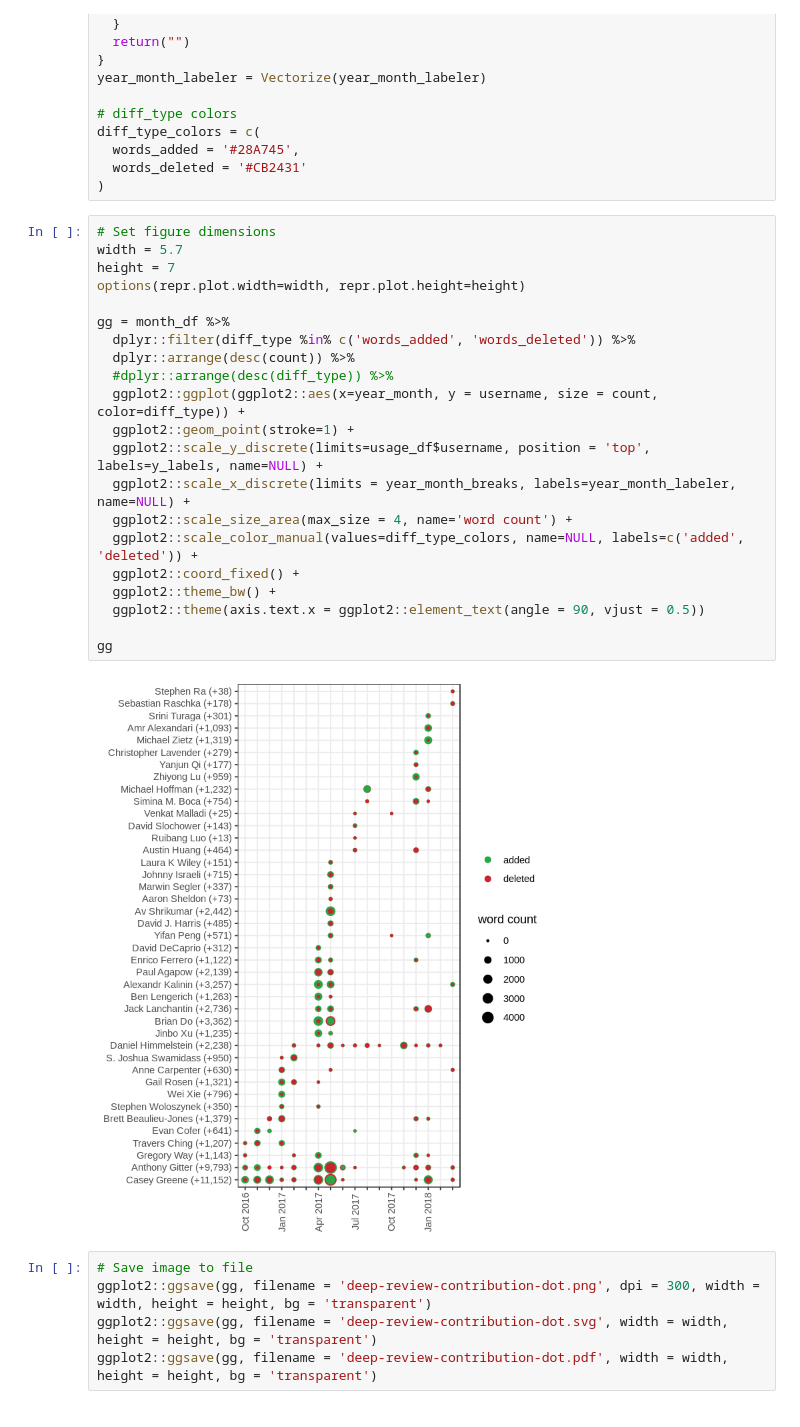
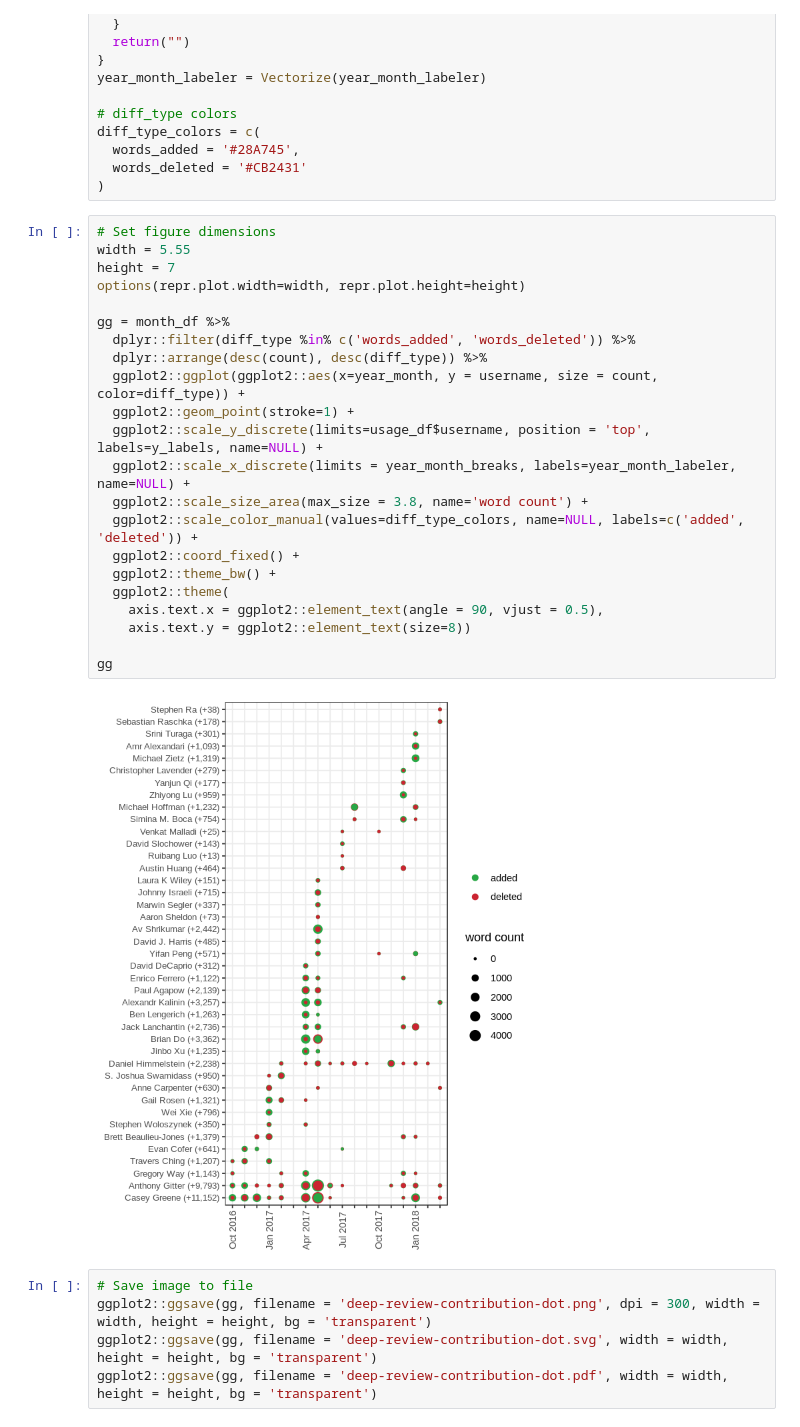
Before and after one commit to greenelab/meta-review, a Jupyter notebook: analyses/deep-review-contrib/02.contrib-viz.ipynb, the cells around one changed output. Cells and saved outputs as stored; diff of their text form.

```diff
--- a/analyses/deep-review-contrib/02.contrib-viz.ipynb
+++ b/analyses/deep-review-contrib/02.contrib-viz.ipynb
@@ -304,27 +304,28 @@ diff_type_colors = c(
 )
 # %%
 # Set figure dimensions
-width = 5.7
+width = 5.55
 height = 7
 options(repr.plot.width=width, repr.plot.height=height)
 
 gg = month_df %>%
   dplyr::filter(diff_type %in% c('words_added', 'words_deleted')) %>%
-  dplyr::arrange(desc(count)) %>%
-  #dplyr::arrange(desc(diff_type)) %>%
+  dplyr::arrange(desc(count), desc(diff_type)) %>%
   ggplot2::ggplot(ggplot2::aes(x=year_month, y = username, size = count, color=diff_type)) +
   ggplot2::geom_point(stroke=1) +
   ggplot2::scale_y_discrete(limits=usage_df$username, position = 'top', labels=y_labels, name=NULL) +
   ggplot2::scale_x_discrete(limits = year_month_breaks, labels=year_month_labeler, name=NULL) +
-  ggplot2::scale_size_area(max_size = 4, name='word count') +
+  ggplot2::scale_size_area(max_size = 3.8, name='word count') +
   ggplot2::scale_color_manual(values=diff_type_colors, name=NULL, labels=c('added', 'deleted')) +
   ggplot2::coord_fixed() +
   ggplot2::theme_bw() +
-  ggplot2::theme(axis.text.x = ggplot2::element_text(angle = 90, vjust = 0.5))
+  ggplot2::theme(
+    axis.text.x = ggplot2::element_text(angle = 90, vjust = 0.5),
+    axis.text.y = ggplot2::element_text(size=8))
 
 gg
 # %% [output]
-[figure, old version]
+[figure, new version]
 # %%
 # Save image to file
 ggplot2::ggsave(gg, filename = 'deep-review-contribution-dot.png', dpi = 300, width = width, height = height, bg = 'transparent')
```
Also changed, not shown: 5 other files.
